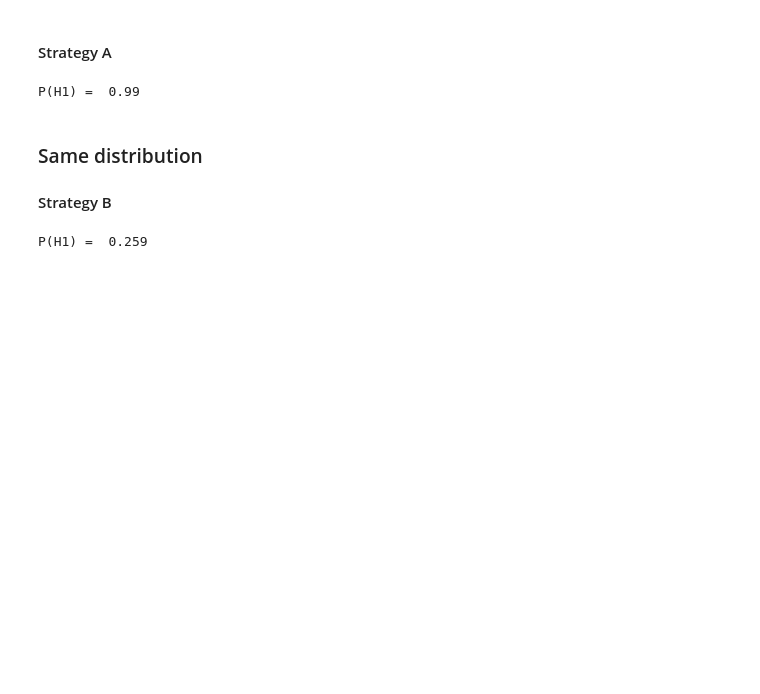
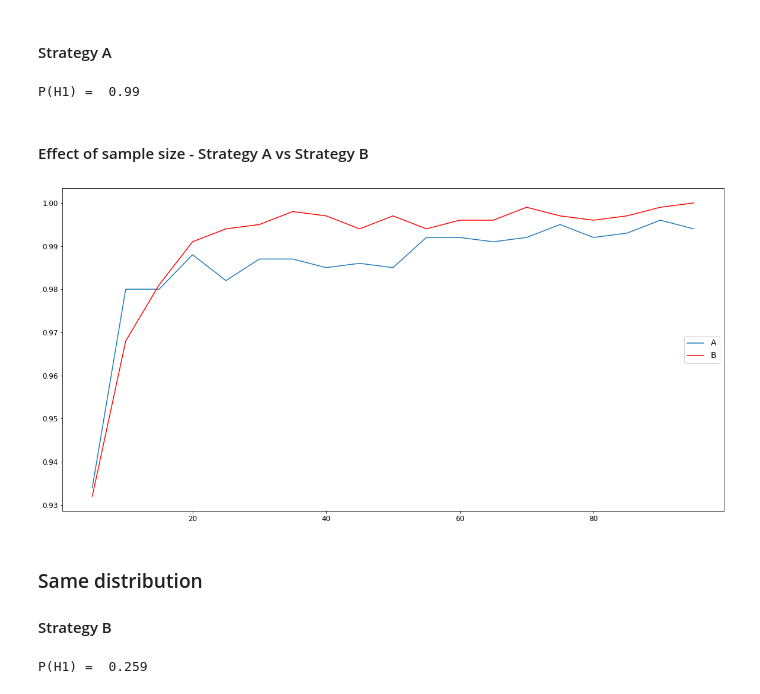
Before and after one commit to as641651/linnea, a Jupyter notebook: test_julia/sleep_tests.ipynb, the cells around one changed output. Drawn from its saved outputs; the diff is of its cells as text; code cells hidden in the pictures; blank space fills up the shorter version.

```diff
--- a/test_julia/sleep_tests.ipynb
+++ b/test_julia/sleep_tests.ipynb
@@ -179,6 +180,35 @@ stat = np.min
 print("P(H1) = ", PH1(d[0.2],d[0.201]))
 # %% [output]
 P(H1) =  0.99
+# %% [markdown]
+#### Effect of sample size - Strategy A vs Strategy B
+# %%
+sample_sizes = [s for s in range(5,100,5)]
+stat = np.min
+THRESH = 0.51
+y_ph1 = []
+for s in sample_sizes:
+    S = s
+    K = S
+    M = 1
+    y_ph1.append(PH1(d[0.2],d[0.201]))
+# %%
+sample_sizes = [s for s in range(5,100,5)]
+stat = np.min
+THRESH = 0.51
+y_ph2 = []
+for s in sample_sizes:
+    S = s
+    K = 4
+    M = 10
+    y_ph2.append(PH1(d[0.2],d[0.201]))
+# %%
+plt.plot(sample_sizes,y_ph1,label="A")
+plt.plot(sample_sizes,y_ph2,'r',label="B")
+plt.legend(loc="right")
+plt.show()
+# %% [output]
+[figure, added]
 # %% [markdown]
 ### Same distribution
 
```
Also changed, not shown: parts of 43 cells of this notebook.
